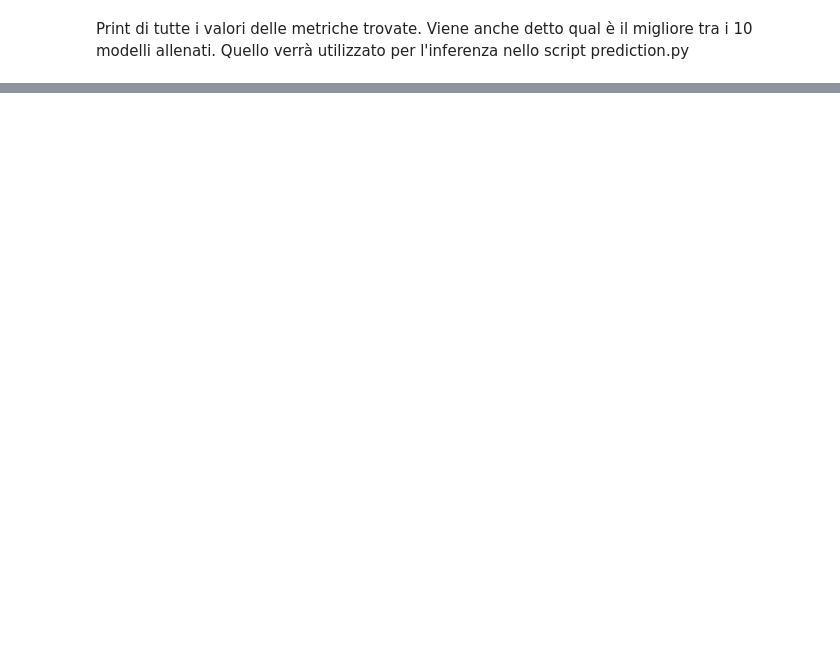
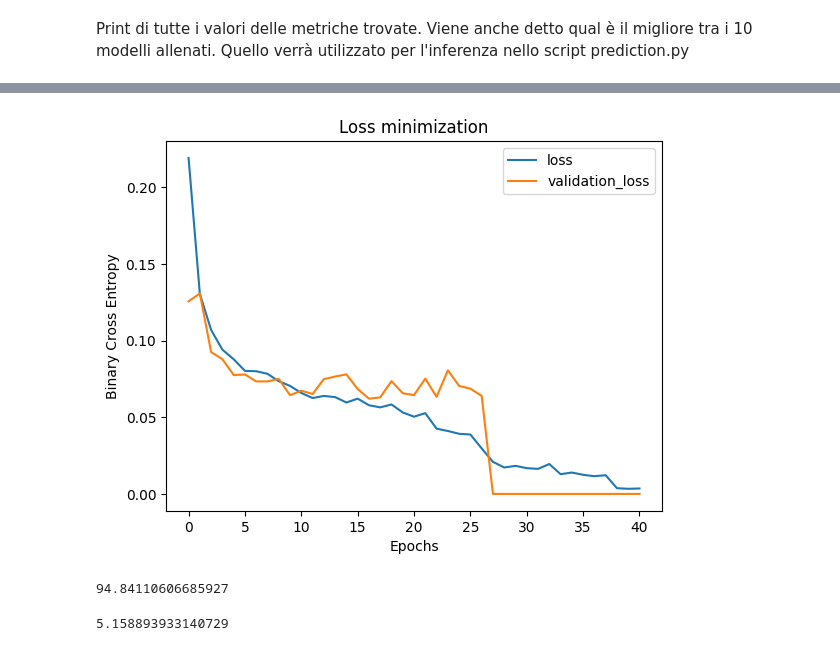
Before and after one commit to AtomicDonuts/Progetto_Computings, a Jupyter notebook: dnn/triplei_dnn_trainer.ipynb, the cells around one changed output, grey strips where cells are left out. Cells and saved outputs as stored; diff of their text form; code cells hidden in the pictures; blank space fills up the shorter version.

```diff
--- a/dnn/triplei_dnn_trainer.ipynb
+++ b/dnn/triplei_dnn_trainer.ipynb
@@ -326,0 +380,6 @@ print("------------------------------------------------------------------------"
+# %%
+lossh = []
+vlossh = []
+for i in history_array:
+    lossh.append(i.history["loss"])
+    vlossh.append(i.history["val_loss"])
@@ -326,0 +389,6 @@ print("------------------------------------------------------------------------"
+# %%
+for l in lossh:
+    if len(l) < max_loss:
+        for i in range(max_loss - len(l)):
+            l.append(0)
+lossh = np.array(lossh)
@@ -326,0 +413,11 @@ print("------------------------------------------------------------------------"
+# %%
+plt.plot(np.mean(lossh, axis=0), label="loss")
+plt.plot(history_array[0].history["val_loss"], label="validation_loss")
+plt.xlabel("Epochs")
+plt.ylabel("Binary Cross Entropy")
+plt.title("Loss minimization")
+plt.legend()
+plt.savefig("Loss.png")
+plt.show()
+# %% [output]
+[figure, added]
@@ -326,0 +428,8 @@ print("------------------------------------------------------------------------"
+# %%
+(len(a[a=="AGN"])/len(a) * 100)
+# %% [output]
+94.84110606685927
+# %%
+(1 - len(a[a == "AGN"]) / len(a) )* 100
+# %% [output]
+5.158893933140729
```
Also changed, not shown: parts of 10 cells of this notebook, 2 other files.
